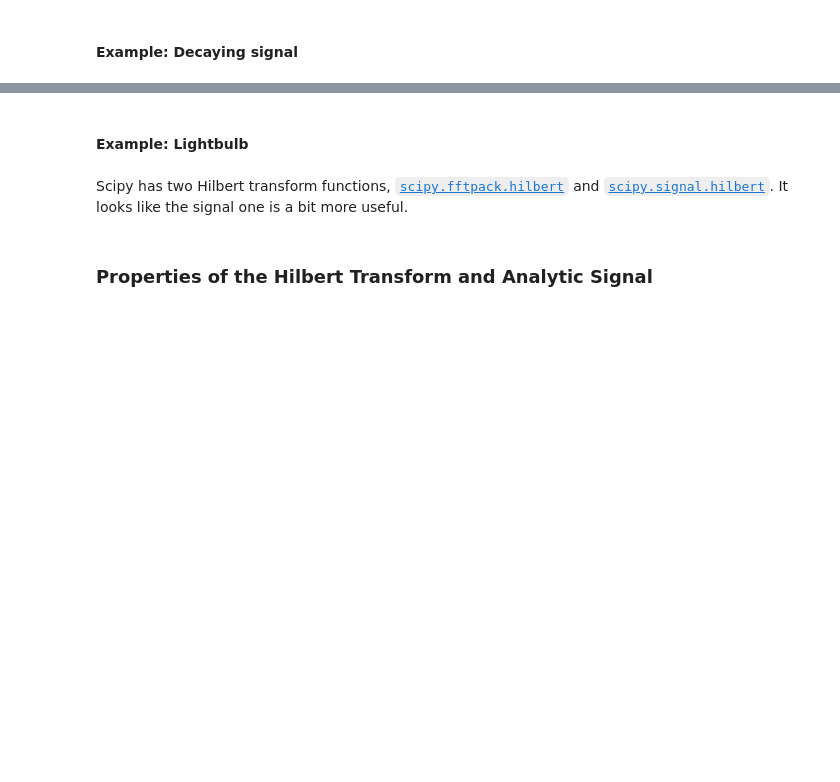
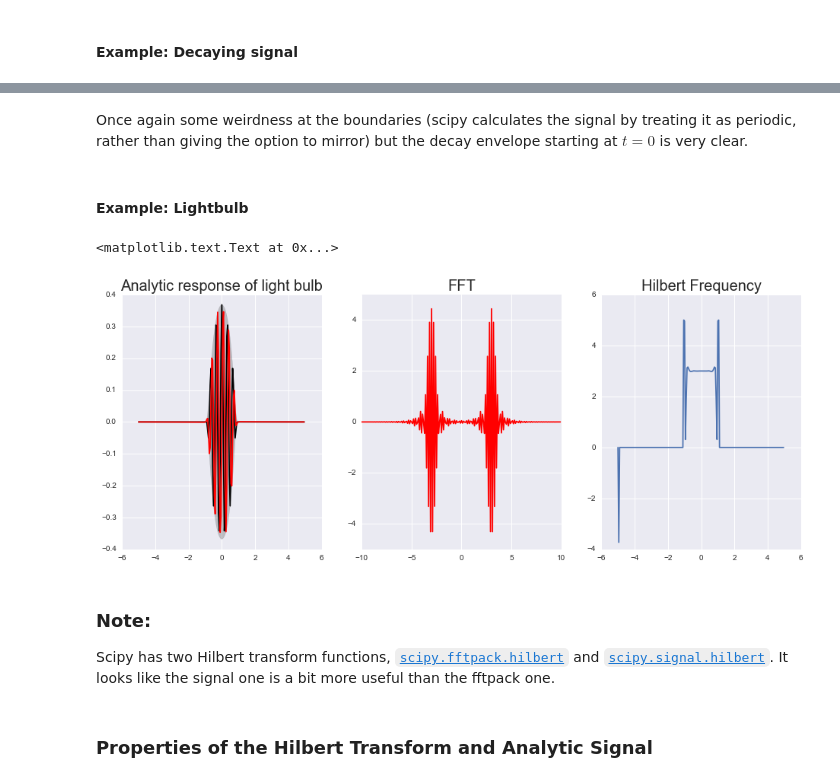
Before and after one commit to anzelpwj/Stats-week, a Jupyter notebook: Hilbert_Transform.ipynb, the cells around one changed output, grey strips where cells are left out. Drawn from its saved outputs; the diff is of its cells as text; code cells hidden in the pictures; blank space fills up the shorter version.

```diff
--- a/Hilbert_Transform.ipynb
+++ b/Hilbert_Transform.ipynb
@@ -114,21 +126,30 @@ plt.fill_between(x_decay, -envelope, envelope, color='k', alpha=0.2)
+# %% [markdown]
+Once again some weirdness at the boundaries (scipy calculates the signal by treating it as periodic, rather than giving the option to mirror) but the decay envelope starting at $t = 0$ is very clear.
 # %% [markdown]
 #### Example: Lightbulb
 # %%
 ya_light = hilbert(y_light)
 
 light_phase = np.unwrap(np.angle(ya_light), discont=5)
 envelope = np.abs(ya_light)
-instant_freq = savgol_filter(light_phase, 3, 1, deriv=1, delta=x_light[1]-x_light[0], mode='mirror')
+instant_freq = savgol_filter(light_phase, 3, 1, deriv=1, delta=x_light[1]-x_light[0], mode='mirror')/(2*np.pi)
 
-fig, axes = plt.subplots(nrows=1, ncols=2, figsize=(12, 6))
+fig, axes = plt.subplots(nrows=1, ncols=3, figsize=(16, 6))
 axes[0].plot(x_light, y_light, color='k')
 axes[0].plot(x_light, np.imag(ya_light), color='r')
 axes[0].fill_between(x_light, -envelope, envelope, color='k', alpha=0.2)
 axes[0].set_title('Analytic response of light bulb', fontsize=20)
-axes[1].plot(x_light, instant_freq)
-axes[1].set_title('Frequency', fontsize=20)
+axes[1].plot(fftshift(x_fft), fftshift(y_fft), color='r')
+axes[1].set_title('FFT', fontsize=20)
+axes[2].plot(x_light, instant_freq)
+axes[2].set_title('Hilbert Frequency', fontsize=20)
+# %% [output]
+<matplotlib.text.Text at 0x...>
+[figure, added]
 # %% [markdown]
-Scipy has two Hilbert transform functions, [`scipy.fftpack.hilbert`](https://docs.scipy.org/doc/scipy-0.16.1/reference/generated/scipy.fftpack.hilbert.html) and [`scipy.signal.hilbert`](https://docs.scipy.org/doc/scipy-0.16.1/reference/generated/scipy.signal.hilbert.html). It looks like the signal one is a bit more useful.
+### Note:
+
+Scipy has two Hilbert transform functions, [`scipy.fftpack.hilbert`](https://docs.scipy.org/doc/scipy-0.16.1/reference/generated/scipy.fftpack.hilbert.html) and [`scipy.signal.hilbert`](https://docs.scipy.org/doc/scipy-0.16.1/reference/generated/scipy.signal.hilbert.html). It looks like the signal one is a bit more useful than the fftpack one.
 # %% [markdown]
 ### Properties of the Hilbert Transform and Analytic Signal
 # %% [markdown]
```
Also changed, not shown: parts of 16 cells of this notebook.
